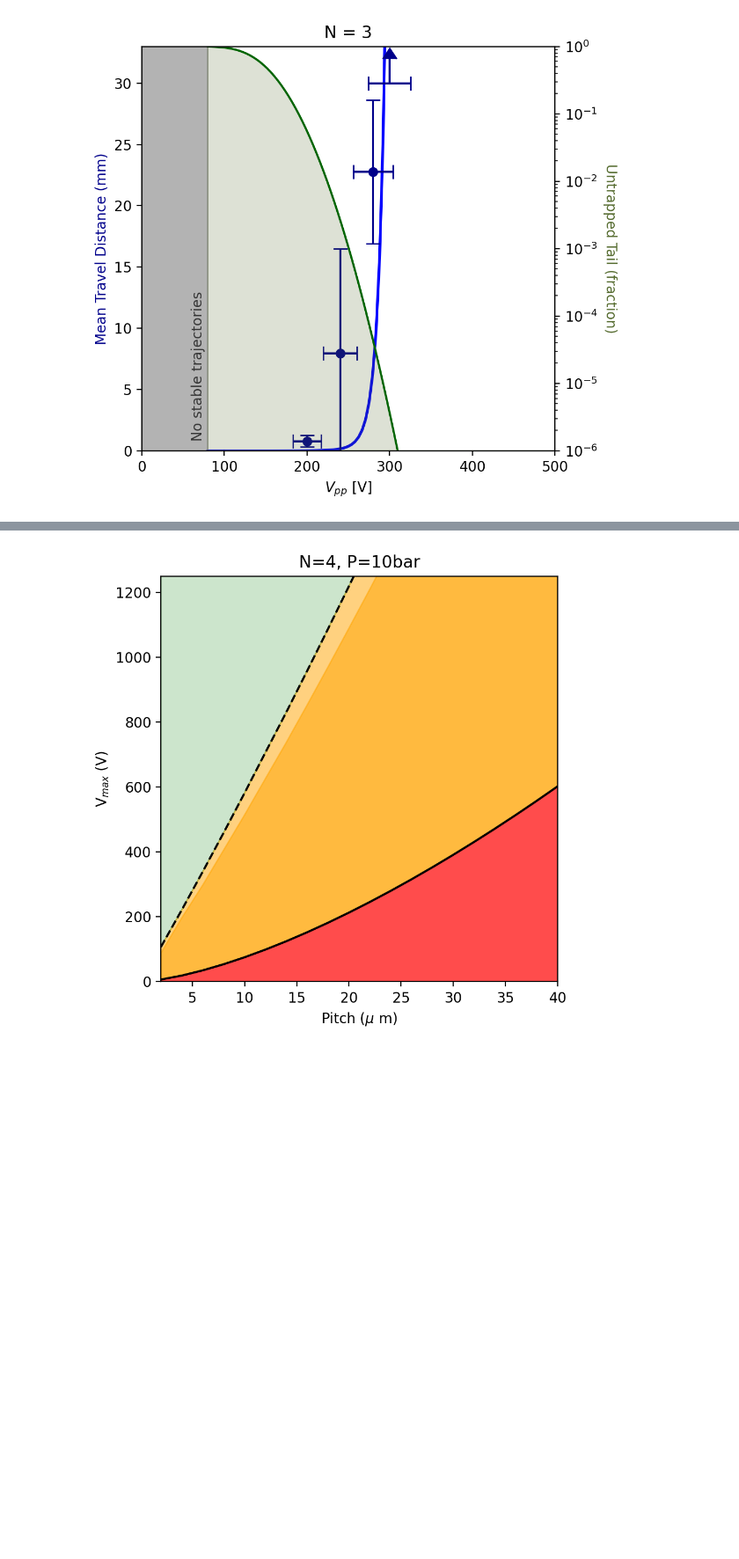
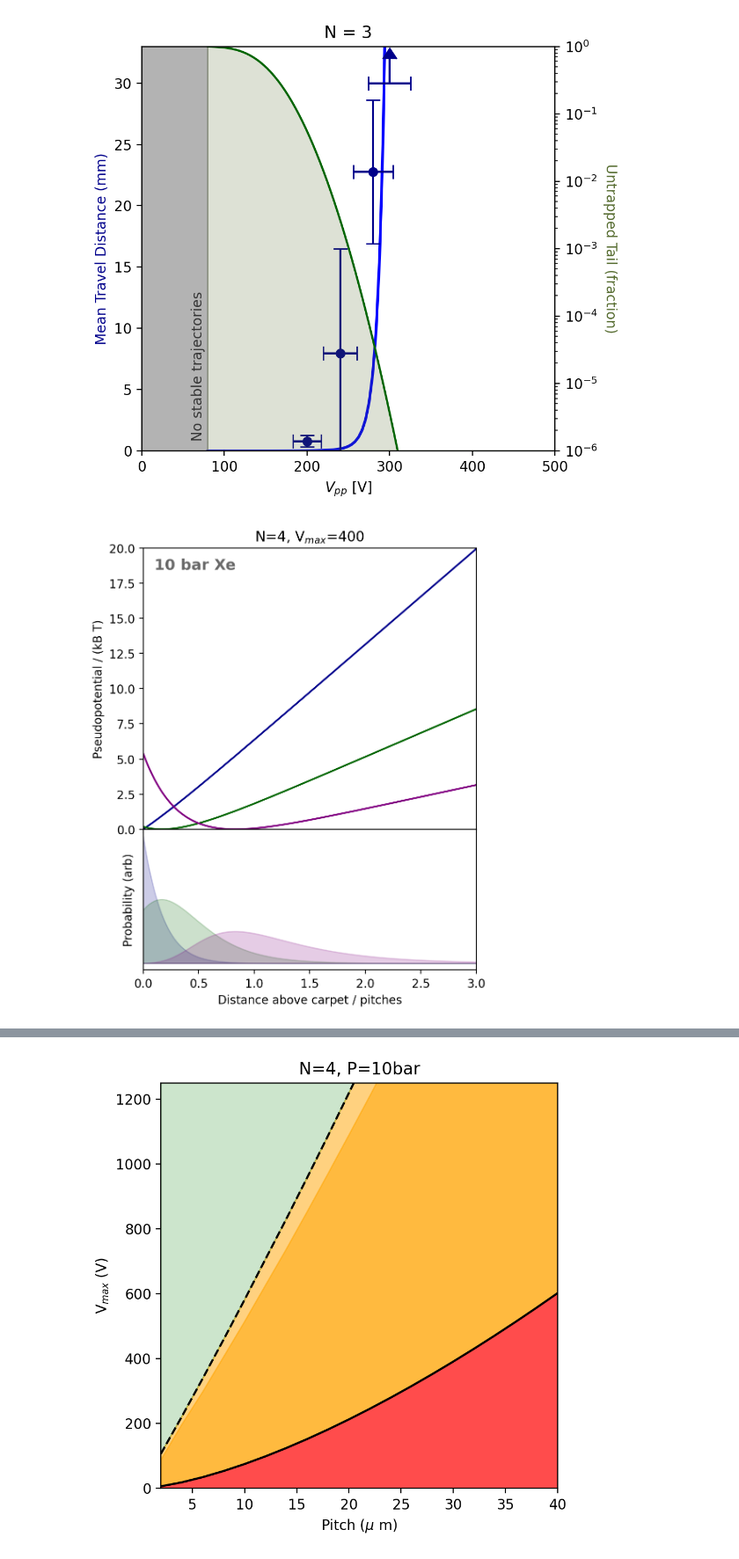
Before and after one commit to UTA-REST/RFCTool, a Jupyter notebook: ThermalPlots.ipynb, the cells around one changed output, grey strips where cells are left out. Shown: that part at 88% size. Saved outputs shown, nothing was run; the diff lists cells and outputs as text; code cells hidden in the pictures; blank space fills up the shorter version.

```diff
--- a/ThermalPlots.ipynb
+++ b/ThermalPlots.ipynb
@@ -168,6 +179,46 @@ plt.tight_layout()
 plt.savefig("Plots/ThermaLossN3.png",dpi=200,bbox_inches='tight')
 # %% [output]
 [figure]
+# %%
+# Potential plot
+fig = plt.figure(figsize=(5,6),dpi=200)
+gs = fig.add_gridspec(2, hspace=0,height_ratios=[2,1])
+[ax1, ax2] = gs.subplots(sharex=True)
+cols=['DarkBlue', 'DarkGreen','purple']
+
+
+RFS4.mu = Mob1(P)*1e-4
+RFS4.m  = Mass2(P)
+RFS4.yloss=0
+
+VFactor=1./np.sin(pi/RFC4.N)
+
+ps=[40e-6,20e-6,10e-6]
+for i in range(0,len(ps)):
+    p=ps[i]
+    y=np.arange(0,5*p,0.01*p)
+
+
+    RFS4.p  = p
+    RFC4.Update(RFS4)
+    ax1.plot(y/p,(RFC4.CalcV(y)-min(RFC4.CalcV(y)))/(kB*RFC4.T),color=cols[i],label=r'p='+str(int(p*1e6))+'$\mu$m')
+    ax2.fill_between(y/p,0,RFC4.DistributionFunction(y,norm=1)*p,color=cols[i],alpha=0.2)
+
+ax1.set_ylabel("Pseudopotential / (kB T)")
+ax2.set_xlabel("Distance above carpet / pitches")
+
+ax2.set_yticks([])
+ax2.set_ylabel("Probability (arb)")
+plt.xlim(0,3)
+ax1.set_ylim(0,20)
+#ax2.set_ylim(0,3.5)
+
+ax1.text(0.1,18.5,"10 bar Xe",color='DimGrey',weight='bold',fontsize=13)
+ax1.set_title(r'N='+str(RFS4.N)+', V$_{max}$='+str(RFS4.Vpp))
+plt.tight_layout()
+plt.savefig("Plots/Dist10barN"+str(RFS4.N)+"V"+str(RFS4.Vpp)+".png",bbox_inches='tight',dpi=200)
+# %% [output]
+[figure, added]
 # %%
 v=RFC4.EquilVelocity()*1000
 
```
Also changed, not shown: parts of 5 cells of this notebook.
